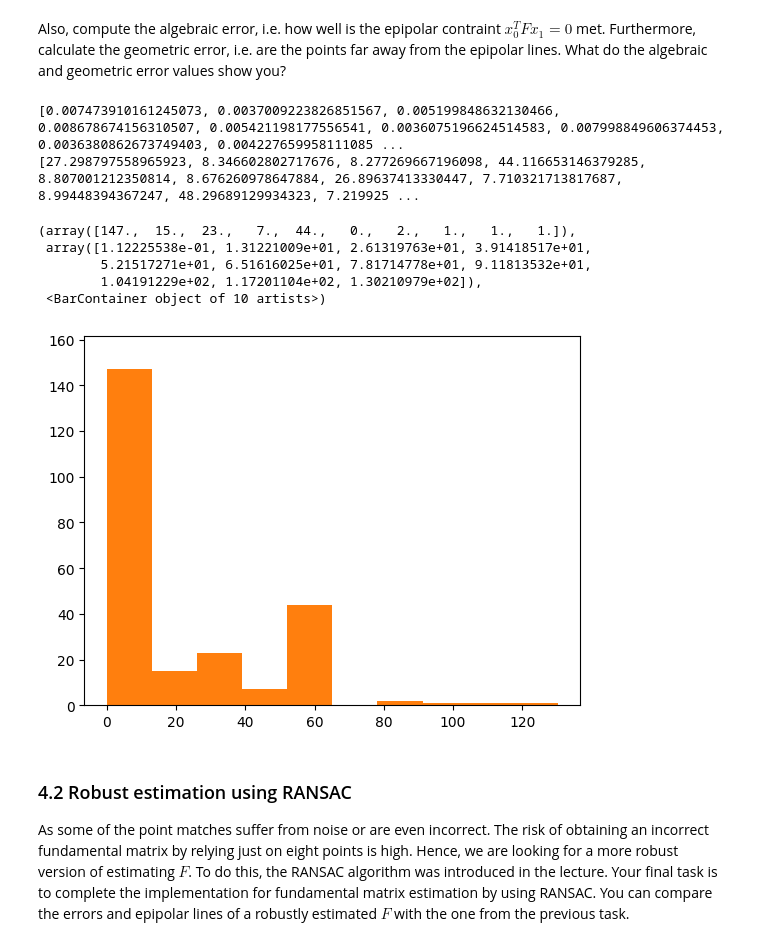
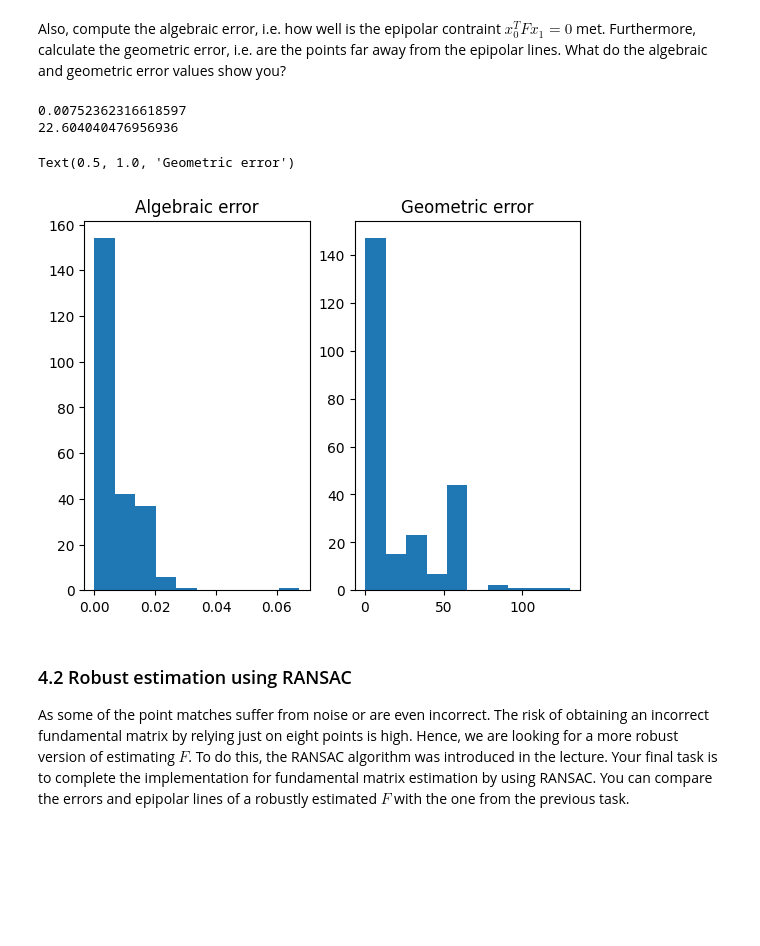
Before and after one commit to smitha13798/3dcv-students_Group4, a Jupyter notebook: 5.0-tl-fundamental-matrix.ipynb, the cells around one changed output. Saved outputs shown, nothing was run; the diff lists cells and outputs as text; code cells hidden in the pictures; blank space fills up the shorter version.

Commit message:
changes to error visualization

```diff
--- a/5.0-tl-fundamental-matrix.ipynb
+++ b/5.0-tl-fundamental-matrix.ipynb
@@ -191,19 +186,18 @@ def geometric_error(keypoints1, keypoints2, F):
         errors.append(error.item())
     return errors
 # %%
-print(algebraic_error(kps1,kps2,F))
-print(geometric_error(kps1,kps2,F))
-plt.hist(algebraic_error(kps1,kps2,F))
-plt.hist(geometric_error(kps1,kps2,F))
+print(np.mean(algebraic_error(kps1,kps2,F)))
+print(np.mean(geometric_error(kps1,kps2,F)))
+fig,ax = plt.subplots(1,2)
+ax[0].hist(algebraic_error(kps1,kps2,F))
+ax[1].hist(geometric_error(kps1,kps2,F))
+ax[0].set_title('Algebraic error')
+ax[1].set_title('Geometric error')
 # %% [output]
-[0.007473910161245073, 0.0037009223826851567, 0.005199848632130466, 0.008678674156310507, 0.005421198177556541, 0.0036075196624514583, 0.007998849606374453, 0.0036380862673749403, 0.004227659958111085 ...
-[27.298797558965923, 8.346602802717676, 8.277269667196098, 44.116653146379285, 8.807001212350814, 8.676260978647884, 26.89637413330447, 7.710321713817687, 8.99448394367247, 48.29689129934323, 7.219925 ...
+0.00752362316618597
+22.604040476956936
-(array([147.,  15.,  23.,   7.,  44.,   0.,   2.,   1.,   1.,   1.]),
- array([1.12225538e-01, 1.31221009e+01, 2.61319763e+01, 3.91418517e+01,
-        5.21517271e+01, 6.51616025e+01, 7.81714778e+01, 9.11813532e+01,
-        1.04191229e+02, 1.17201104e+02, 1.30210979e+02]),
- <BarContainer object of 10 artists>)
+Text(0.5, 1.0, 'Geometric error')
-[figure, old version]
+[figure, new version]
 # %% [markdown]
 ### 4.2 Robust estimation using RANSAC
 As some of the point matches suffer from noise or are even incorrect. The risk of obtaining an incorrect fundamental matrix by relying just on eight points is high. Hence, we are looking for a more robust version of estimating $F$. To do this, the RANSAC algorithm was introduced in the lecture. Your final task is to complete the implementation for fundamental matrix estimation by using RANSAC. You can compare the errors and epipolar lines of a robustly estimated $F$ with the one from the previous task.
```
Also changed, not shown: parts of 6 cells of this notebook.
